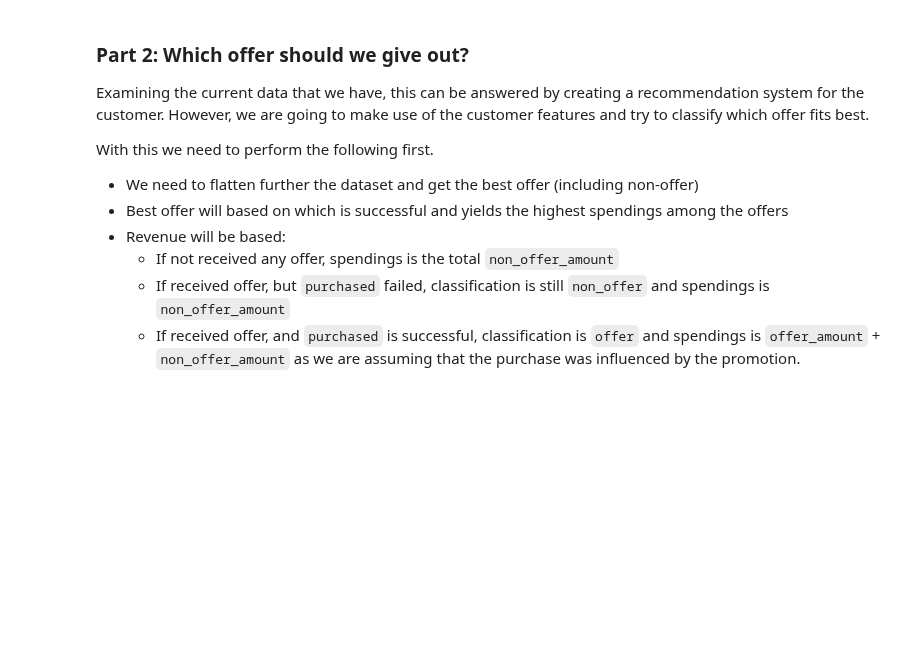
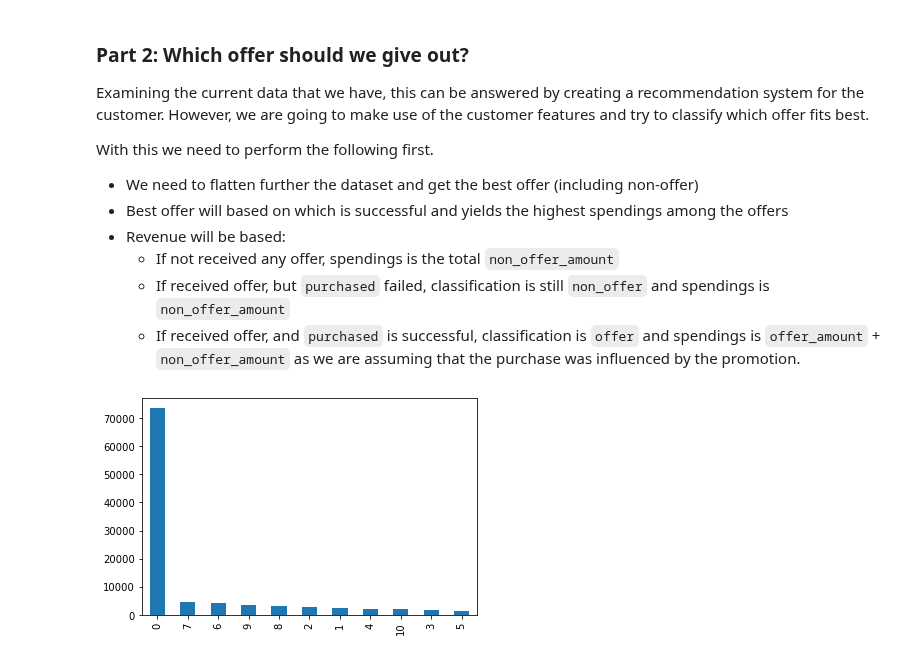
Before and after one commit to netxph/sb-capstone, a Jupyter notebook: notebooks/06 - Predictive and Modelling.ipynb, the cells around one changed output. Saved outputs shown, nothing was run; the diff lists cells and outputs as text; code cells hidden in the pictures; blank space fills up the shorter version.

```diff
--- a/notebooks/06 - Predictive and Modelling.ipynb
+++ b/notebooks/06 - Predictive and Modelling.ipynb
@@ -309,3 +307,7 @@ With this we need to perform the following first.
     * If not received any offer, spendings is the total `non_offer_amount`
     * If received offer, but `purchased` failed, classification is still `non_offer` and spendings is `non_offer_amount`
     * If received offer, and `purchased` is successful, classification is `offer` and spendings is `offer_amount` + `non_offer_amount` as we are assuming that the purchase was influenced by the promotion.
+# %%
+transcript_group.recommended_offer.value_counts().plot(kind="bar");
+# %% [output]
+[figure, added]
```
Also changed, not shown: parts of 47 cells of this notebook.
